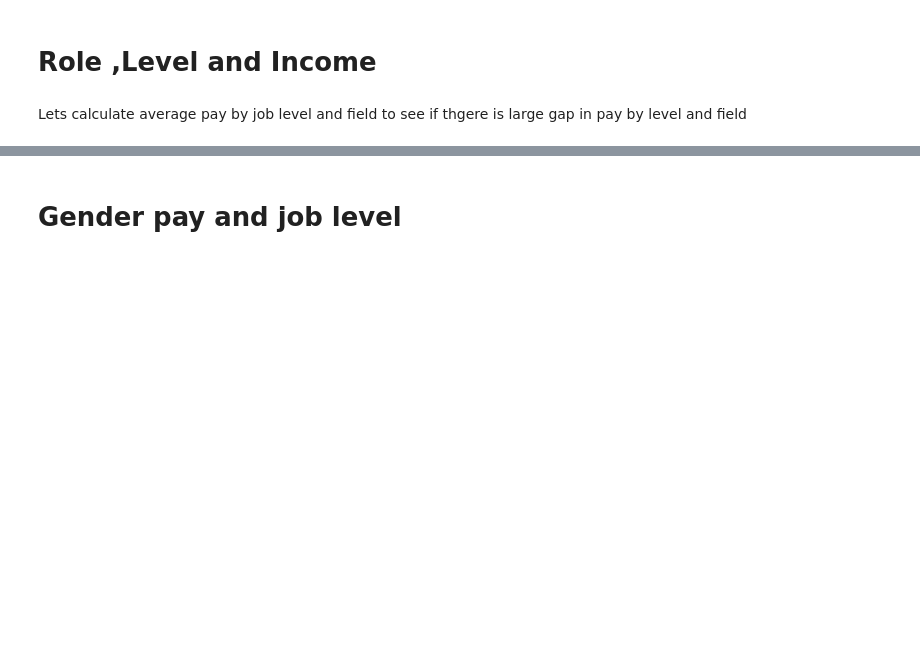
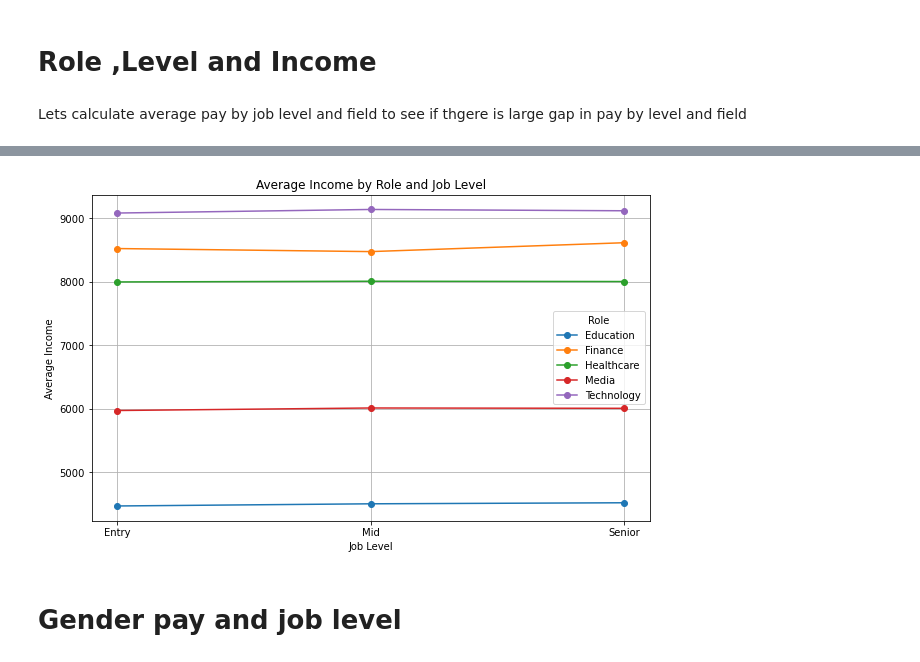
Before and after one commit to dikshya98/Python-01, a Jupyter notebook: Employee_Attrition_Analysis.ipynb, the cells around one changed output, grey strips where cells are left out. Cells and saved outputs as stored; diff of their text form; code cells hidden in the pictures; blank space fills up the shorter version.

```diff
--- a/Employee_Attrition_Analysis.ipynb
+++ b/Employee_Attrition_Analysis.ipynb
@@ -580,3 +811,25 @@ print(Income_level_role)
+# %%
+Income_level_role = data.groupby(['Role', 'Job_Level'])['Income'].mean()
+
+# Reset index to make it easier to plot
+Income_level_role = Income_level_role.reset_index()
+
+# Create a line plot
+plt.figure(figsize=(10,6))
+
+for role in Income_level_role['Role'].unique():
+    role_data = Income_level_role[Income_level_role['Role'] == role]
+    plt.plot(role_data['Job_Level'], role_data['Income'], marker='o', label=role)
+
+# Customize the plot
+plt.title('Average Income by Role and Job Level')
+plt.xlabel('Job Level')
+plt.ylabel('Average Income')
+plt.legend(title='Role')
+plt.grid(True)
+plt.show()
+# %% [output]
+[figure, added]
 # %% [markdown]
 # Gender pay and job level
 # %%
```
Also changed, not shown: parts of 70 cells of this notebook.
